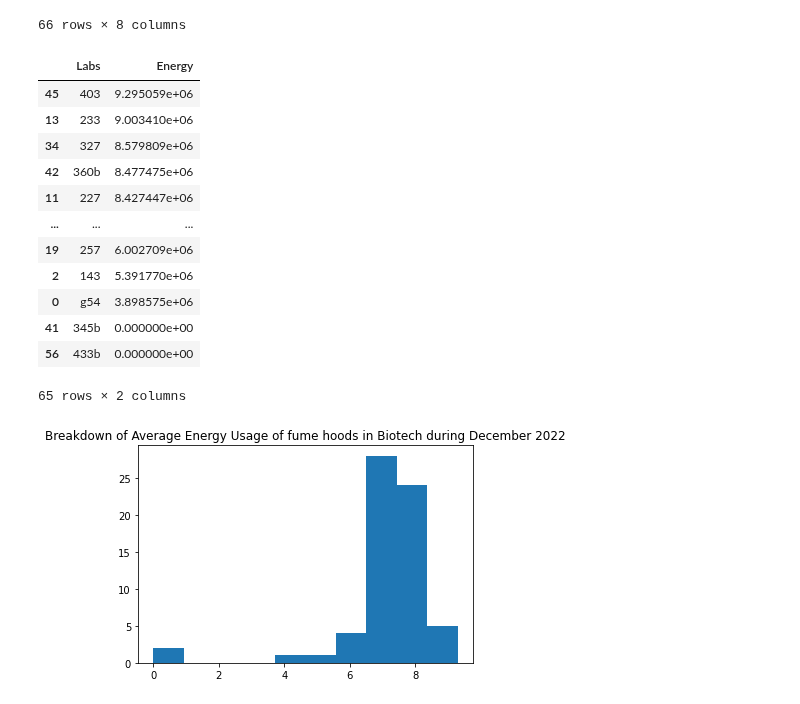
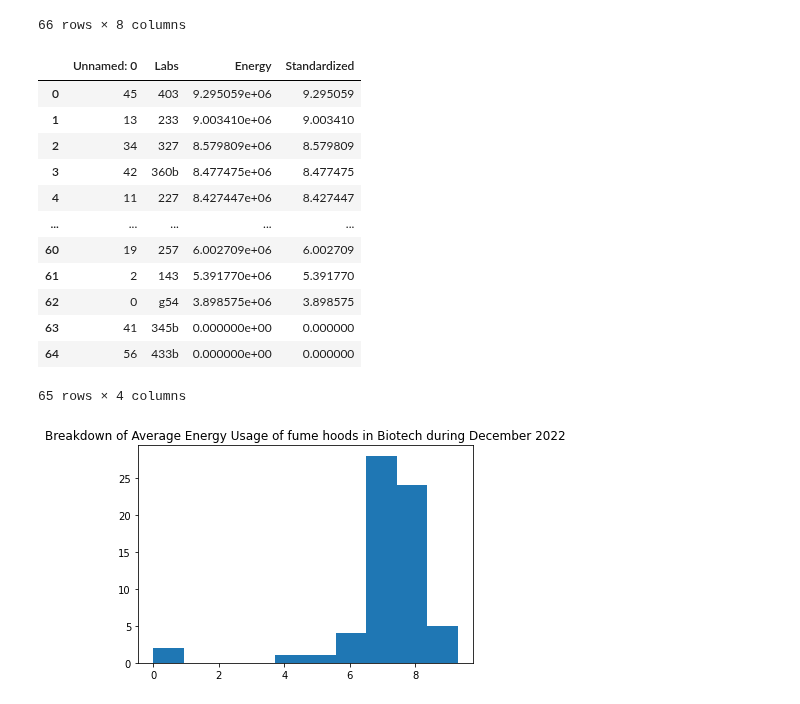
Before and after one commit to thereidfleish/fume-hood-dashboard, a Jupyter notebook: biotech_exploration.ipynb, the cells around one changed output. Saved outputs shown, nothing was run; the diff lists cells and outputs as text; code cells hidden in the pictures.

```diff
--- a/biotech_exploration.ipynb
+++ b/biotech_exploration.ipynb
@@ -378,37 +378,38 @@ combined
 # %%
 def find_greatest_energy_usage(df,startdate,enddate):
     energy_list = []
     lab_list = []
     for i in range(len(df["Hood"])):
         if i!= 42:
             energy = total_energy(cfm_point=df["Hood"][i],
                                  sash_point=df["Sash"][i],
                                  occ_point=df["Occupancy"][i],
                                  internal_temp_point=df["Internal Temp"][i],
                                  external_temp_point=df["External Temp"][i],
                                  server = df["Server"][i],
                                  start= startdate,
                                  end=enddate).sum()
             energy_list.append(energy)
             lab_list.append(df["Lab"][i])
     ndict = {"Labs":lab_list, "Energy":energy_list}
     df = pd.DataFrame(ndict)
     return df.sort_values("Energy",ascending=False)
 
-ndf = find_greatest_energy_usage(combined,str(datetime(2022, 12,1)),str(datetime(2022, 12, 30)))
+#ndf = find_greatest_energy_usage(combined,str(datetime(2022, 12,1)),str(datetime(2022, 12, 30)))
+ndf = pd.read_csv("energy_december_biotech.csv")
 display(ndf)
 # %% [output]
-|  | Labs | Energy |
-| 45 | 403 | 9.295059e+06 |
-| 13 | 233 | 9.003410e+06 |
-| 34 | 327 | 8.579809e+06 |
-| 42 | 360b | 8.477475e+06 |
-| 11 | 227 | 8.427447e+06 |
-| ... | ... | ... |
-| 19 | 257 | 6.002709e+06 |
-| 2 | 143 | 5.391770e+06 |
-| 0 | g54 | 3.898575e+06 |
-| 41 | 345b | 0.000000e+00 |
-| 56 | 433b | 0.000000e+00 |
+|  | Unnamed: 0 | Labs | Energy | Standardized |
+| 0 | 45 | 403 | 9.295059e+06 | 9.295059 |
+| 1 | 13 | 233 | 9.003410e+06 | 9.003410 |
+| 2 | 34 | 327 | 8.579809e+06 | 8.579809 |
+| 3 | 42 | 360b | 8.477475e+06 | 8.477475 |
+| 4 | 11 | 227 | 8.427447e+06 | 8.427447 |
+| ... | ... | ... | ... | ... |
+| 60 | 19 | 257 | 6.002709e+06 | 6.002709 |
+| 61 | 2 | 143 | 5.391770e+06 | 5.391770 |
+| 62 | 0 | g54 | 3.898575e+06 | 3.898575 |
+| 63 | 41 | 345b | 0.000000e+00 | 0.000000 |
+| 64 | 56 | 433b | 0.000000e+00 | 0.000000 |
-65 rows × 2 columns
+65 rows × 4 columns
 # %%
```
Also changed, not shown: parts of 6 cells of this notebook, 2 other files.
